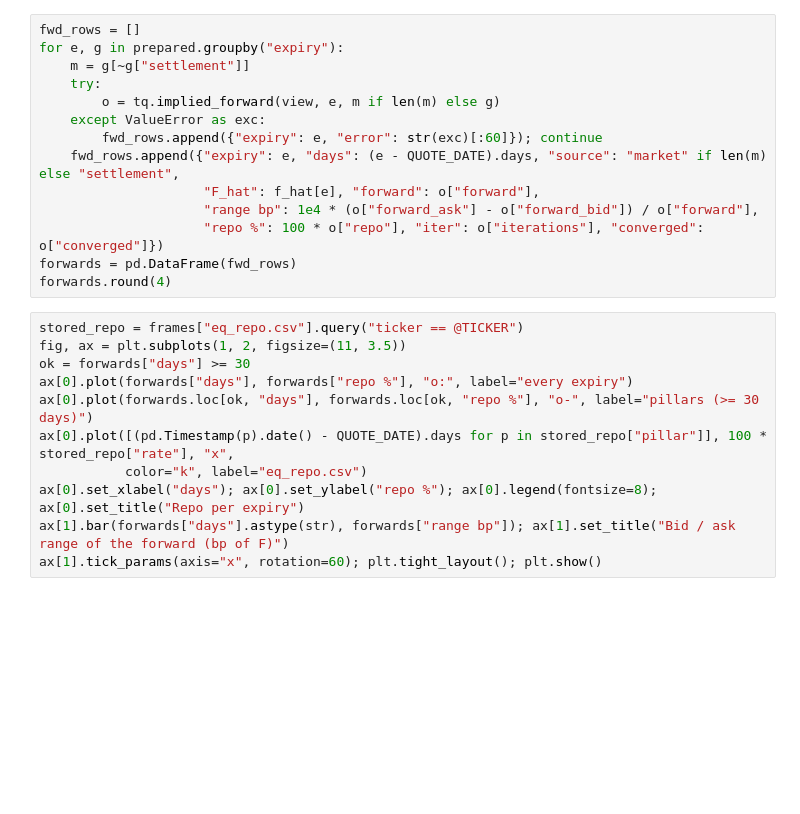
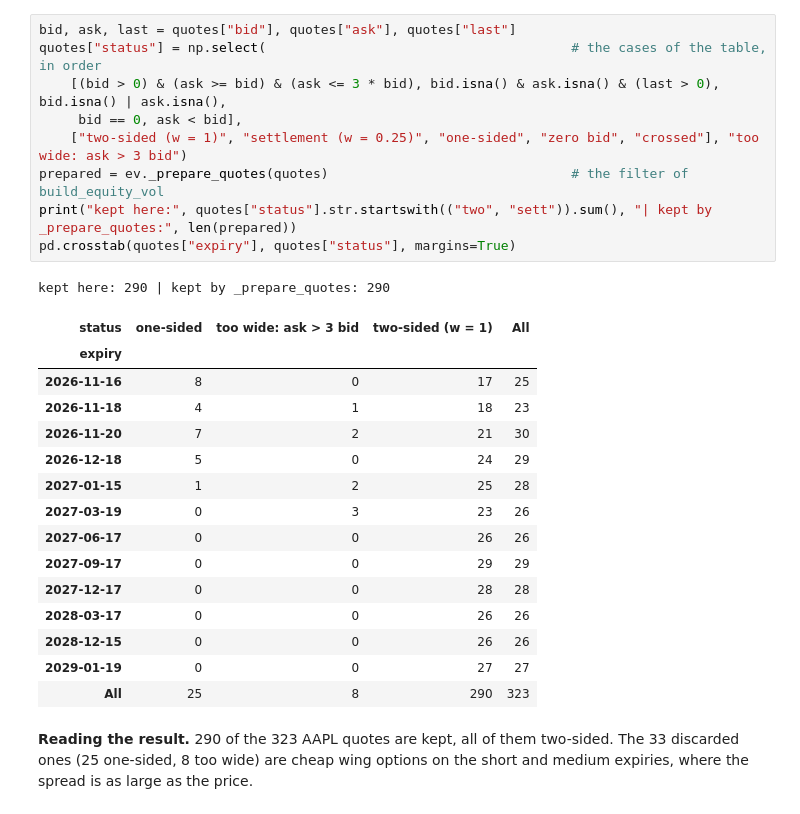
Before and after one commit to andrea220/tQuant, a Jupyter notebook: study/notebooks/equity_vol_calibration.ipynb, the cells around one changed output. Saved outputs shown, nothing was run; the diff lists cells and outputs as text; blank space fills up the shorter version.

```diff
--- a/study/notebooks/equity_vol_calibration.ipynb
+++ b/study/notebooks/equity_vol_calibration.ipynb
@@ -187,26 +332,31 @@ Repo pillars only from 30 days (a small forward error is a large rate over a few
 # %%
-fwd_rows = []
-for e, g in prepared.groupby("expiry"):
-    m = g[~g["settlement"]]
-    try:
-        o = tq.implied_forward(view, e, m if len(m) else g)
-    except ValueError as exc:
-        fwd_rows.append({"expiry": e, "error": str(exc)[:60]}); continue
-    fwd_rows.append({"expiry": e, "days": (e - QUOTE_DATE).days, "source": "market" if len(m) else "settlement",
-                     "F_hat": f_hat[e], "forward": o["forward"],
-                     "range bp": 1e4 * (o["forward_ask"] - o["forward_bid"]) / o["forward"],
-                     "repo %": 100 * o["repo"], "iter": o["iterations"], "converged": o["converged"]})
-forwards = pd.DataFrame(fwd_rows)
-forwards.round(4)
+bid, ask, last = quotes["bid"], quotes["ask"], quotes["last"]
+quotes["status"] = np.select(                                       # the cases of the table, in order
+    [(bid > 0) & (ask >= bid) & (ask <= 3 * bid), bid.isna() & ask.isna() & (last > 0), bid.isna() | ask.isna(),
+     bid == 0, ask < bid],
+    ["two-sided (w = 1)", "settlement (w = 0.25)", "one-sided", "zero bid", "crossed"], "too wide: ask > 3 bid")
+prepared = ev._prepare_quotes(quotes)                               # the filter of build_equity_vol
+print("kept here:", quotes["status"].str.startswith(("two", "sett")).sum(), "| kept by _prepare_quotes:", len(prepared))
+pd.crosstab(quotes["expiry"], quotes["status"], margins=True)
+# %% [output]
+kept here: 290 | kept by _prepare_quotes: 290
+| status | one-sided | too wide: ask > 3 bid | two-sided (w = 1) | All |
+| expiry |  |  |  |  |
+| 2026-11-16 | 8 | 0 | 17 | 25 |
+| 2026-11-18 | 4 | 1 | 18 | 23 |
+| 2026-11-20 | 7 | 2 | 21 | 30 |
+| 2026-12-18 | 5 | 0 | 24 | 29 |
+| 2027-01-15 | 1 | 2 | 25 | 28 |
+| 2027-03-19 | 0 | 3 | 23 | 26 |
+| 2027-06-17 | 0 | 0 | 26 | 26 |
+| 2027-09-17 | 0 | 0 | 29 | 29 |
+| 2027-12-17 | 0 | 0 | 28 | 28 |
+| 2028-03-17 | 0 | 0 | 26 | 26 |
+| 2028-12-15 | 0 | 0 | 26 | 26 |
+| 2029-01-19 | 0 | 0 | 27 | 27 |
+| All | 25 | 8 | 290 | 323 |
-# %%
-stored_repo = frames["eq_repo.csv"].query("ticker == @TICKER")
-fig, ax = plt.subplots(1, 2, figsize=(11, 3.5))
-ok = forwards["days"] >= 30
-ax[0].plot(forwards["days"], forwards["repo %"], "o:", label="every expiry")
-ax[0].plot(forwards.loc[ok, "days"], forwards.loc[ok, "repo %"], "o-", label="pillars (>= 30 days)")
-ax[0].plot([(pd.Timestamp(p).date() - QUOTE_DATE).days for p in stored_repo["pillar"]], 100 * stored_repo["rate"], "x",
-           color="k", label="eq_repo.csv")
-ax[0].set_xlabel("days"); ax[0].set_ylabel("repo %"); ax[0].legend(fontsize=8); ax[0].set_title("Repo per expiry")
-ax[1].bar(forwards["days"].astype(str), forwards["range bp"]); ax[1].set_title("Bid / ask range of the forward (bp of F)")
-ax[1].tick_params(axis="x", rotation=60); plt.tight_layout(); plt.show()
+# %% [markdown]
+**Reading the result.** 290 of the 323 AAPL quotes are kept, all of them two-sided. The 33 discarded ones
+(25 one-sided, 8 too wide) are cheap wing options on the short and medium expiries, where the spread is as large
+as the price.
 # %% [markdown]
```
Also changed, not shown: parts of 83 cells of this notebook, 3 other files.
